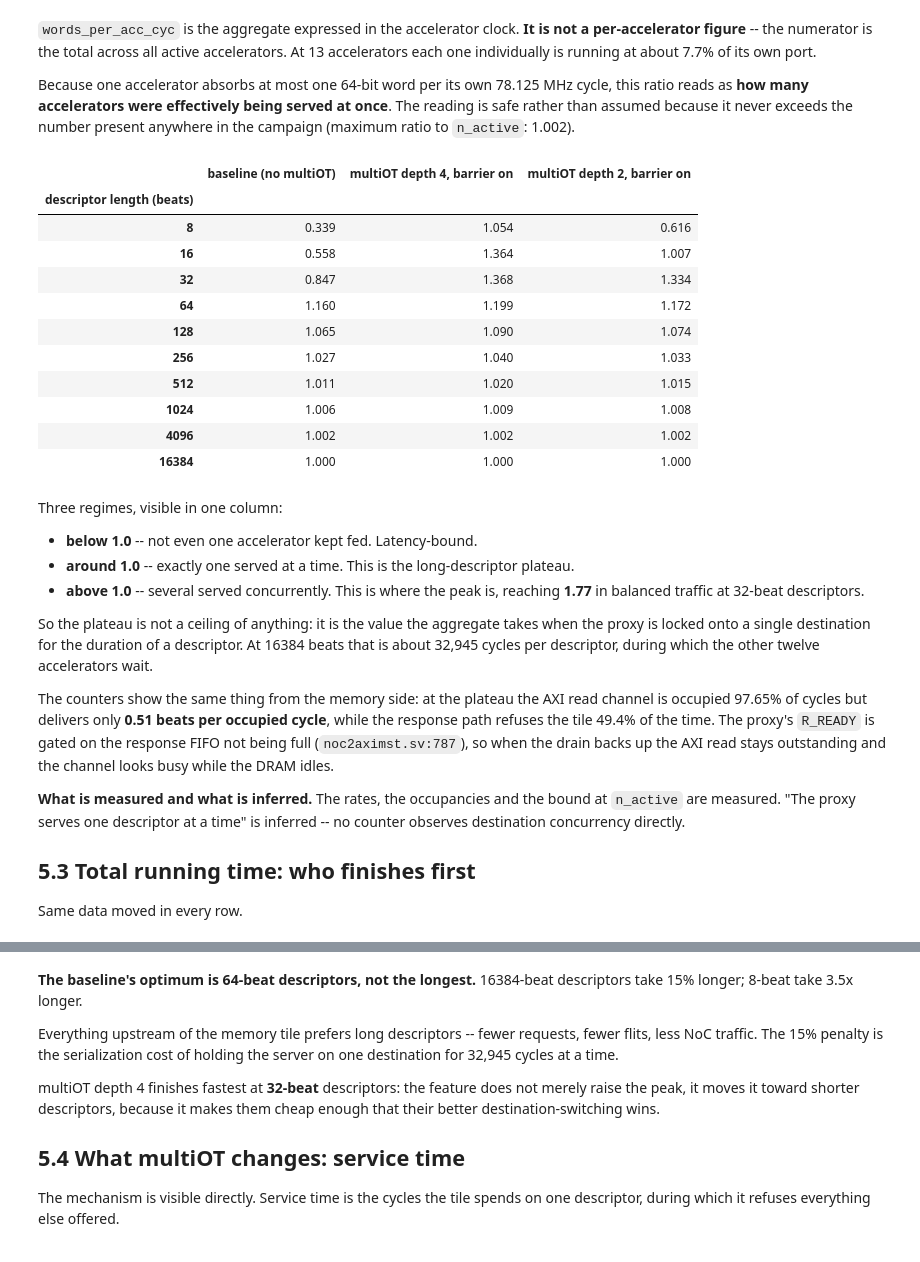
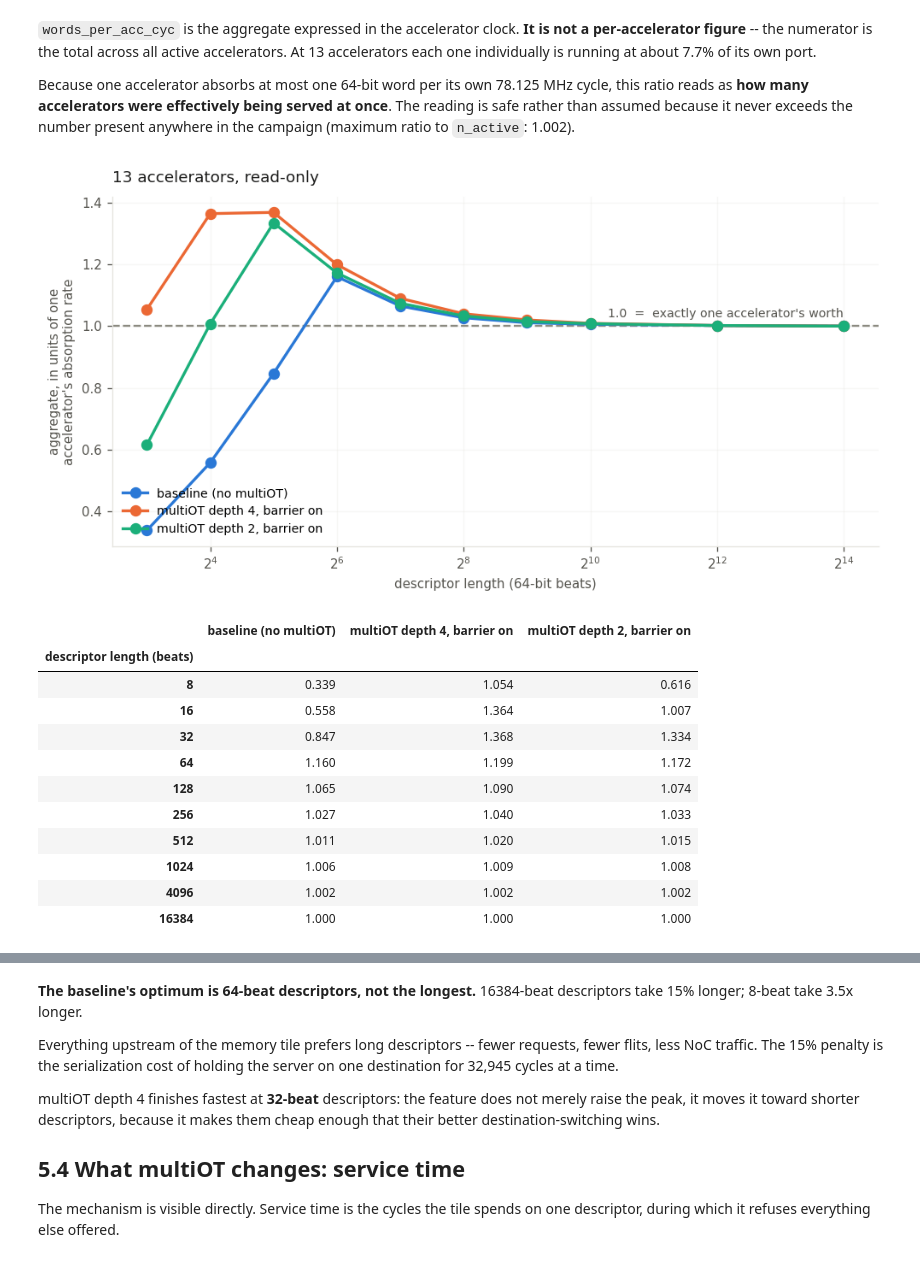
Before and after one commit to eugeniomuscinelli/esp-mem-characterization, a Jupyter notebook: characterization_report_4x4.ipynb, the cells around one changed output, grey strips where cells are left out. Cells and saved outputs as stored; diff of their text form; code cells hidden in the pictures.

```diff
--- a/characterization_report_4x4.ipynb
+++ b/characterization_report_4x4.ipynb
@@ -512,43 +516,20 @@ Because one accelerator absorbs at most one 64-bit word per its own 78.125 MHz c
 ratio reads as **how many accelerators were effectively being served at once**. The reading is
 safe rather than assumed because it never exceeds the number present anywhere in the campaign
 (maximum ratio to `n_active`: 1.002).
-# %%
-cl.effective_concurrency(arms)
-# %% [output]
-|  | baseline (no multiOT) | multiOT depth 4, barrier on | multiOT depth 2, barrier on |
-| descriptor length (beats) |  |  |  |
-| 8 | 0.339 | 1.054 | 0.616 |
-| 16 | 0.558 | 1.364 | 1.007 |
-| 32 | 0.847 | 1.368 | 1.334 |
-| 64 | 1.160 | 1.199 | 1.172 |
-| 128 | 1.065 | 1.090 | 1.074 |
-| 256 | 1.027 | 1.040 | 1.033 |
-| 512 | 1.011 | 1.020 | 1.015 |
-| 1024 | 1.006 | 1.009 | 1.008 |
-| 4096 | 1.002 | 1.002 | 1.002 |
-| 16384 | 1.000 | 1.000 | 1.000 |
-# %% [markdown]
-Three regimes, visible in one column:
-
-- **below 1.0** -- not even one accelerator kept fed. Latency-bound.
-- **around 1.0** -- exactly one served at a time. This is the long-descriptor plateau.
-- **above 1.0** -- several served concurrently. This is where the peak is, reaching **1.77**
-  in balanced traffic at 32-beat descriptors.
-
-So the plateau is not a ceiling of anything: it is the value the aggregate takes when the
-proxy is locked onto a single destination for the duration of a descriptor. At 16384 beats
-that is about 32,945 cycles per descriptor, during which the other twelve accelerators wait.
-
-The counters show the same thing from the memory side: at the plateau the AXI read channel is
-occupied 97.65% of cycles but delivers only **0.51 beats per occupied cycle**, while the
-response path refuses the tile 49.4% of the time. The proxy's `R_READY` is gated on the
-response FIFO not being full (`noc2aximst.sv:787`), so when the drain backs up the AXI read
-stays outstanding and the channel looks busy while the DRAM idles.
-
-**What is measured and what is inferred.** The rates, the occupancies and the bound at
-`n_active` are measured. "The proxy serves one descriptor at a time" is inferred -- no counter
-observes destination concurrency directly.
-
-## 5.3 Total running time: who finishes first
-
-Same data moved in every row.
+# %%
+fig = cl.plot_effective_concurrency(arms); plt.show()
+cl.effective_concurrency(arms)
+# %% [output]
+[figure, added]
+|  | baseline (no multiOT) | multiOT depth 4, barrier on | multiOT depth 2, barrier on |
+| descriptor length (beats) |  |  |  |
+| 8 | 0.339 | 1.054 | 0.616 |
+| 16 | 0.558 | 1.364 | 1.007 |
+| 32 | 0.847 | 1.368 | 1.334 |
+| 64 | 1.160 | 1.199 | 1.172 |
+| 128 | 1.065 | 1.090 | 1.074 |
+| 256 | 1.027 | 1.040 | 1.033 |
+| 512 | 1.011 | 1.020 | 1.015 |
+| 1024 | 1.006 | 1.009 | 1.008 |
+| 4096 | 1.002 | 1.002 | 1.002 |
+| 16384 | 1.000 | 1.000 | 1.000 |
```
Also changed, not shown: parts of 6 cells of this notebook, 1 other file.
